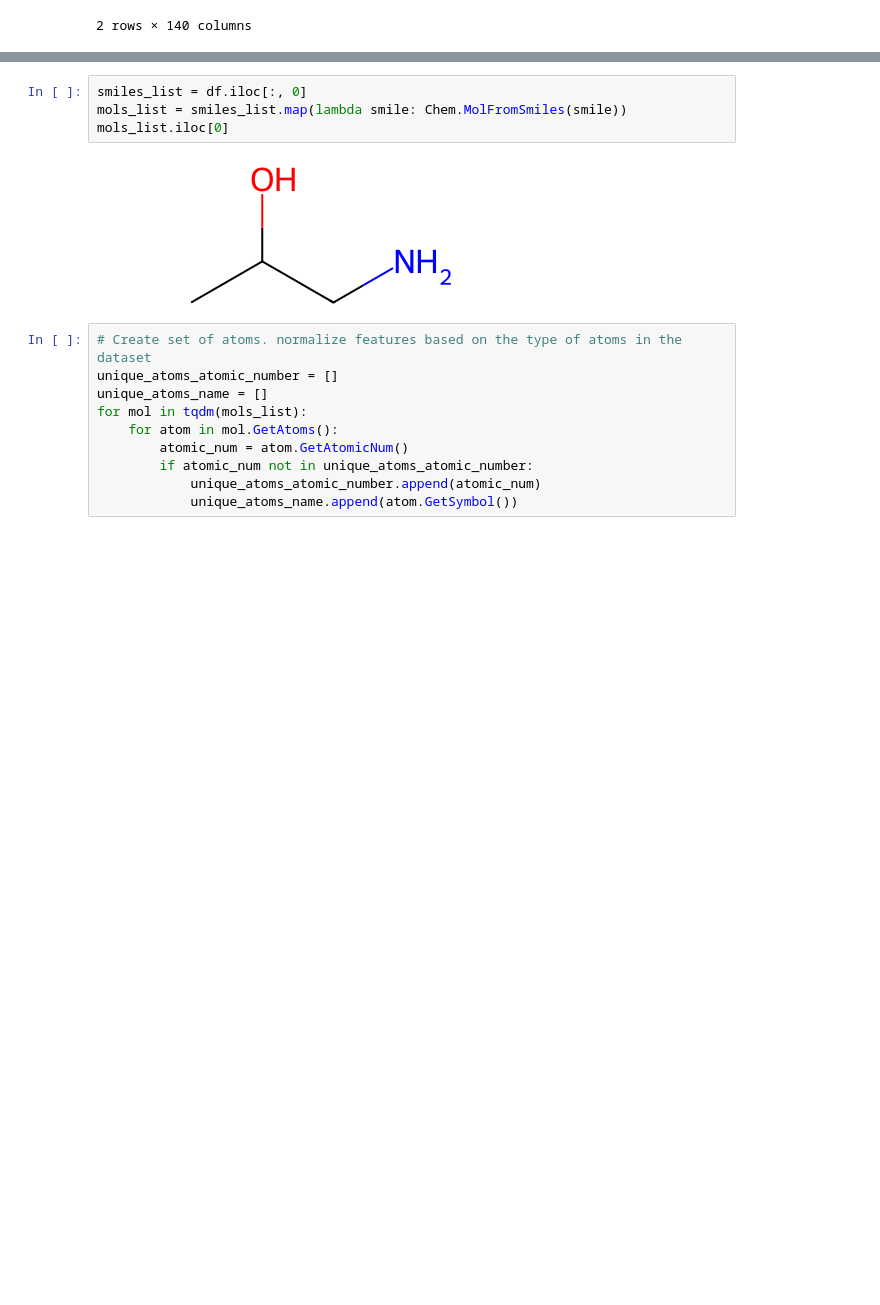
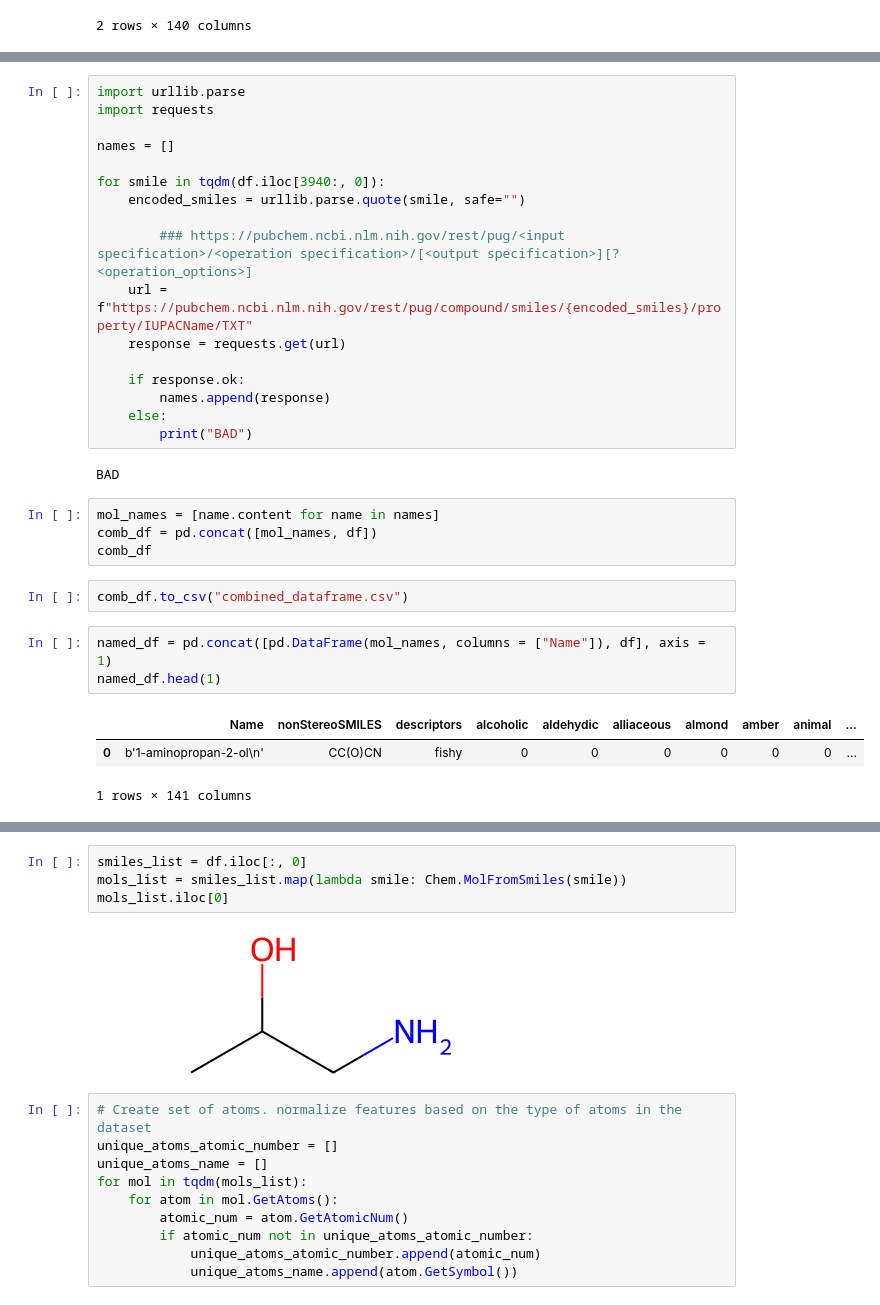
Before and after one commit to markzuckerburg600-glitch/Molecular-Smells-Project, a Jupyter notebook: dataset.ipynb, the cells around one changed output, grey strips where cells are left out. Saved outputs shown, nothing was run; the diff lists cells and outputs as text; blank space fills up the shorter version.

```diff
--- a/GNN.ipynb
+++ b/dataset.ipynb
@@ -62,0 +95,32 @@ df.head(2)
+# %%
+import urllib.parse
+import requests
+
+names = []
+
+for smile in tqdm(df.iloc[3940:, 0]):
+    encoded_smiles = urllib.parse.quote(smile, safe="")
+
+        ### https://pubchem.ncbi.nlm.nih.gov/rest/pug/<input specification>/<operation specification>/[<output specification>][?<operation_options>]
+    url = f"https://pubchem.ncbi.nlm.nih.gov/rest/pug/compound/smiles/{encoded_smiles}/property/IUPACName/TXT"
+    response = requests.get(url)
+
+    if response.ok:
+        names.append(response)
+    else:
+        print("BAD")
+# %% [output]
+BAD
+# %%
+mol_names = [name.content for name in names]
+comb_df = pd.concat([mol_names, df])
+comb_df
+# %%
+comb_df.to_csv("combined_dataframe.csv")
+# %%
+named_df = pd.concat([pd.DataFrame(mol_names, columns = ["Name"]), df], axis = 1)
+named_df.head(1)
+# %% [output]
+|  | Name | nonStereoSMILES | descriptors | alcoholic | aldehydic | alliaceous | almond | amber | animal | ... |
+| 0 | b'1-aminopropan-2-ol\n' | CC(O)CN | fishy | 0 | 0 | 0 | 0 | 0 | 0 | ... |
+1 rows × 141 columns
```
Also changed, not shown: parts of 7 cells of this notebook, 3 other files.
